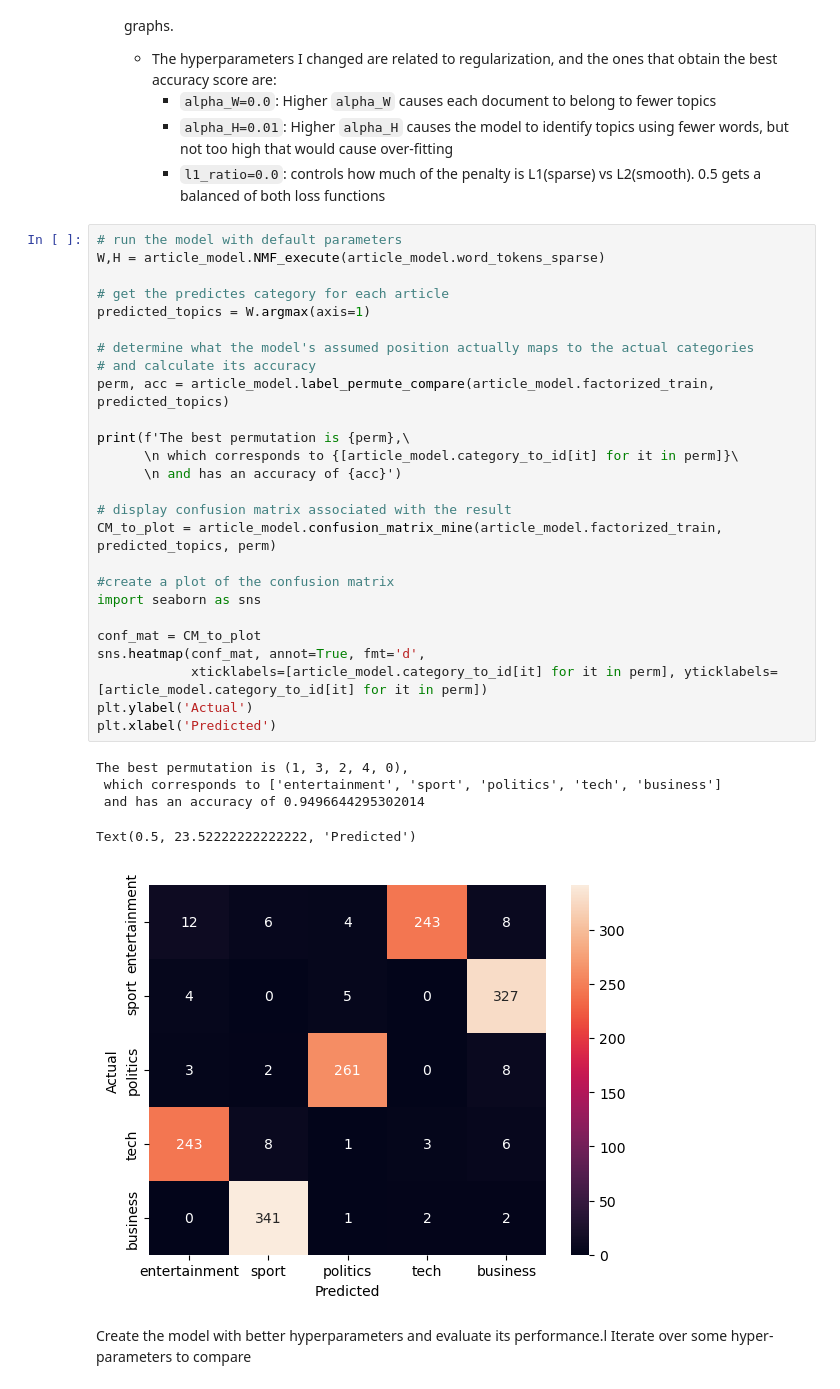
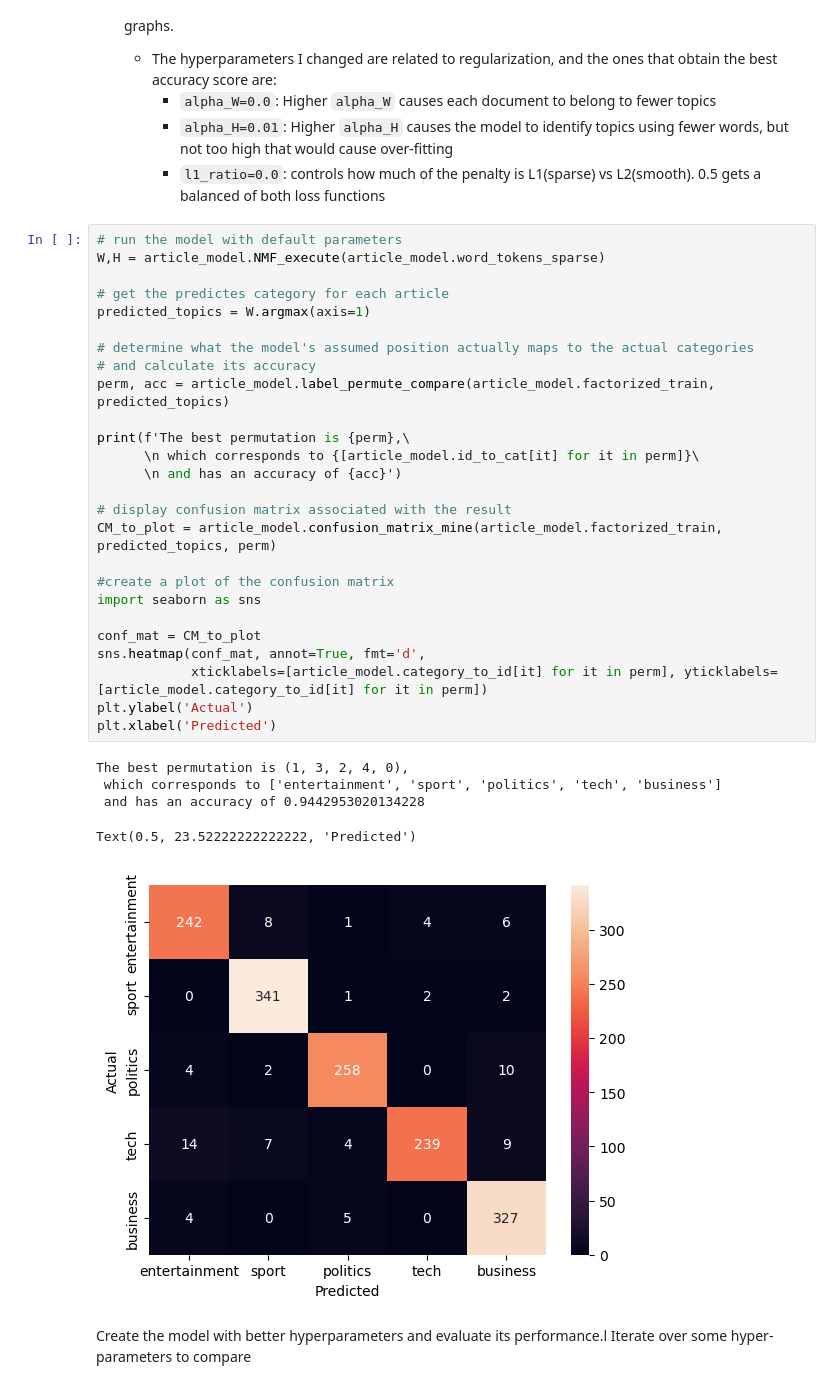
Before and after one commit to Adalberto-Machin/Kaggle_BBC_news_competition, a Jupyter notebook: report.ipynb, the cells around one changed output. Saved outputs shown, nothing was run; the diff lists cells and outputs as text.

Commit message:
fixed the bugs and now I have 94% accuracy

```diff
--- a/report.ipynb
+++ b/report.ipynb
@@ -290,35 +305,35 @@ Steps I follow/answers to the assigment about this section:
 # %%
 # run the model with default parameters
 W,H = article_model.NMF_execute(article_model.word_tokens_sparse)
 
 # get the predictes category for each article
 predicted_topics = W.argmax(axis=1)
 
 # determine what the model's assumed position actually maps to the actual categories
 # and calculate its accuracy
 perm, acc = article_model.label_permute_compare(article_model.factorized_train, predicted_topics)
 
 print(f'The best permutation is {perm},\
-      \n which corresponds to {[article_model.category_to_id[it] for it in perm]}\
+      \n which corresponds to {[article_model.id_to_cat[it] for it in perm]}\
       \n and has an accuracy of {acc}')
 
 # display confusion matrix associated with the result
 CM_to_plot = article_model.confusion_matrix_mine(article_model.factorized_train, predicted_topics, perm)
 
 #create a plot of the confusion matrix
 import seaborn as sns
 
 conf_mat = CM_to_plot
 sns.heatmap(conf_mat, annot=True, fmt='d',
             xticklabels=[article_model.category_to_id[it] for it in perm], yticklabels=[article_model.category_to_id[it] for it in perm])
 plt.ylabel('Actual')
 plt.xlabel('Predicted')
 # %% [output]
 The best permutation is (1, 3, 2, 4, 0),
  which corresponds to ['entertainment', 'sport', 'politics', 'tech', 'business']
- and has an accuracy of 0.9496644295302014
+ and has an accuracy of 0.9442953020134228
 Text(0.5, 23.52222222222222, 'Predicted')
-[figure, old version]
+[figure, new version]
 # %% [markdown]
 Create the model with better hyperparameters and evaluate its performance.l Iterate over some hyper-parameters to compare
 # %%
```
Also changed, not shown: parts of 10 cells of this notebook, 2 other files.
